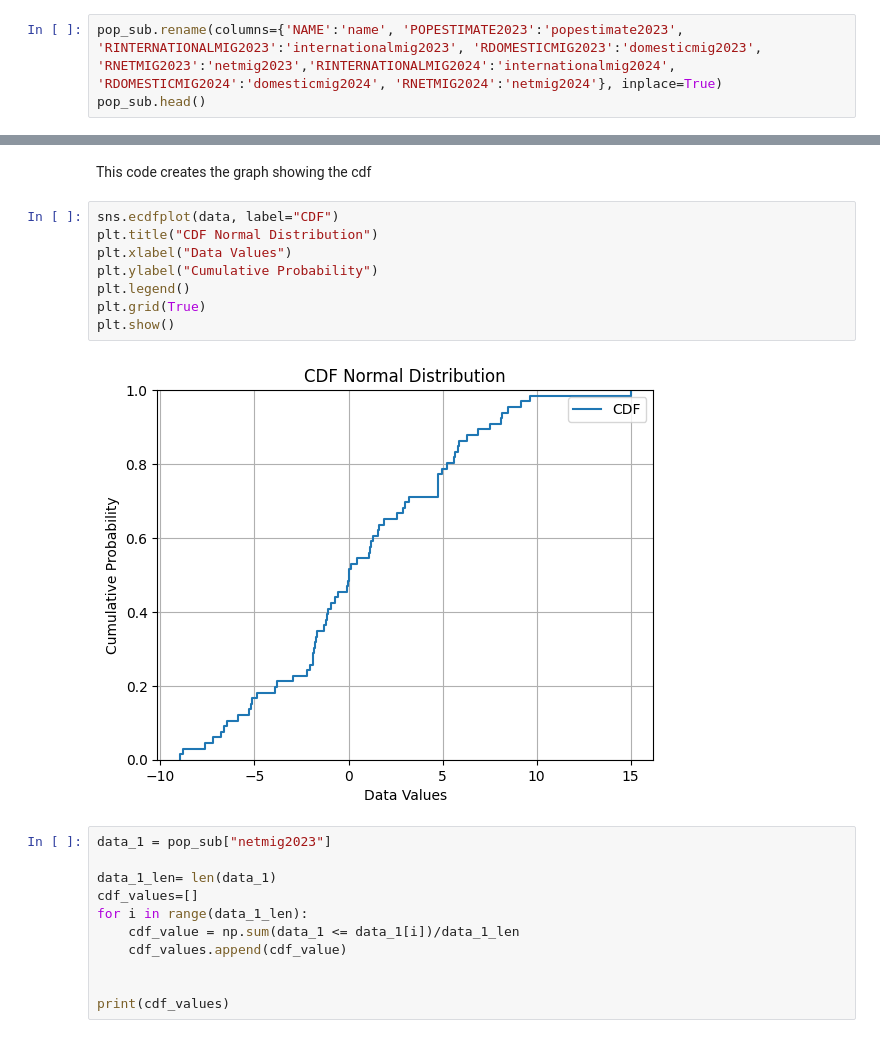
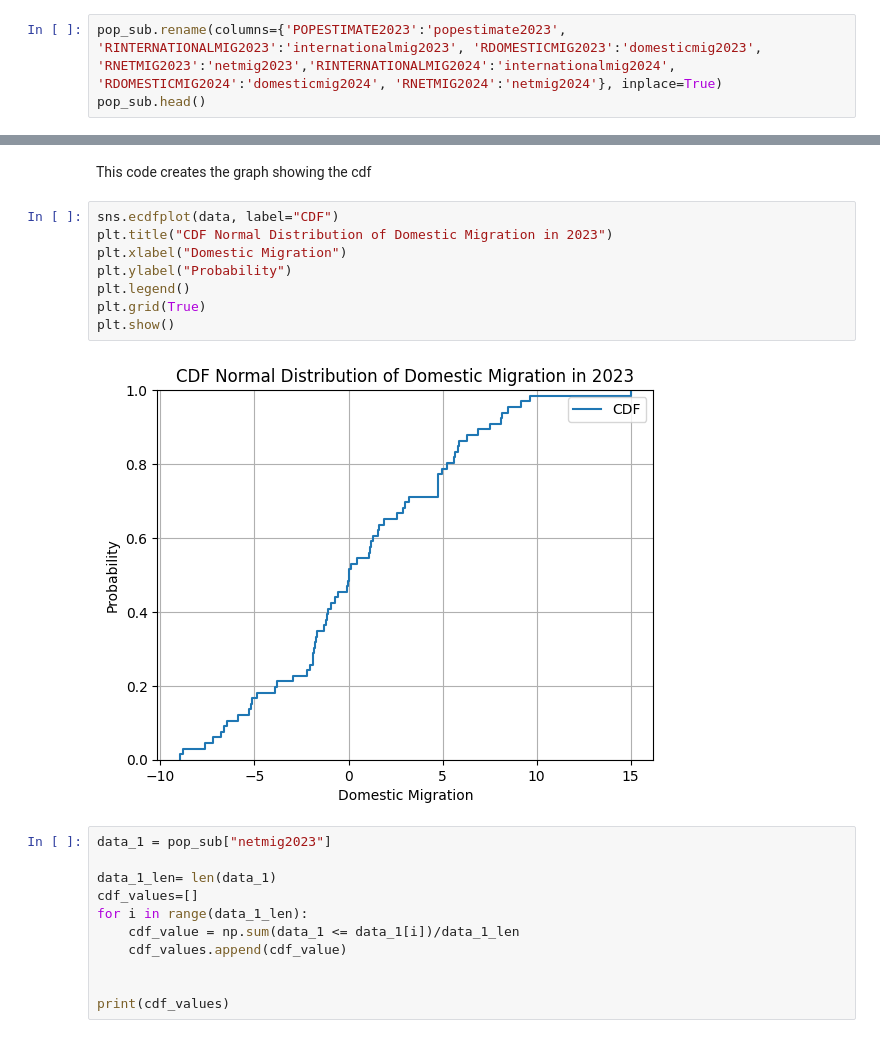
Before and after one commit to MWPerrineJr/Population-EDA, a Jupyter notebook: population.ipynb, the cells around one changed output, grey strips where cells are left out. Cells and saved outputs as stored; diff of their text form.

```diff
--- a/population.ipynb
+++ b/population.ipynb
@@ -45,7 +48,7 @@ pop_sub.head()
 | 3 | Middle Atlantic | 42134730 | 8.236647 | -5.867209 | 2.369438 | 9.930153 | ... |
 | 4 | Midwest Region | 69186401 | 4.859117 | -1.300416 | 3.558701 | 5.861482 | ... |
 # %%
-pop_sub.rename(columns={'NAME':'name', 'POPESTIMATE2023':'popestimate2023', 'RINTERNATIONALMIG2023':'internationalmig2023', 'RDOMESTICMIG2023':'domesticmig2023', 'RNETMIG2023':'netmig2023','RINTERNATIONALMIG2024':'internationalmig2024', 'RDOMESTICMIG2024':'domesticmig2024', 'RNETMIG2024':'netmig2024'}, inplace=True)
+pop_sub.rename(columns={'POPESTIMATE2023':'popestimate2023', 'RINTERNATIONALMIG2023':'internationalmig2023', 'RDOMESTICMIG2023':'domesticmig2023', 'RNETMIG2023':'netmig2023','RINTERNATIONALMIG2024':'internationalmig2024', 'RDOMESTICMIG2024':'domesticmig2024', 'RNETMIG2024':'netmig2024'}, inplace=True)
 pop_sub.head()
 # %% [output]
 A value is trying to be set on a copy of a slice from a DataFrame
@@ -163,14 +166,14 @@ print(cdf_values)
 This code creates the graph showing the cdf
 # %%
 sns.ecdfplot(data, label="CDF")
-plt.title("CDF Normal Distribution")
-plt.xlabel("Data Values")
-plt.ylabel("Cumulative Probability")
+plt.title("CDF Normal Distribution of Domestic Migration in 2023")
+plt.xlabel("Domestic Migration")
+plt.ylabel("Probability")
 plt.legend()
 plt.grid(True)
 plt.show()
 # %% [output]
-[figure, old version]
+[figure, new version]
 # %%
 data_1 = pop_sub["netmig2023"]
 
```
Also changed, not shown: parts of 14 cells of this notebook.
